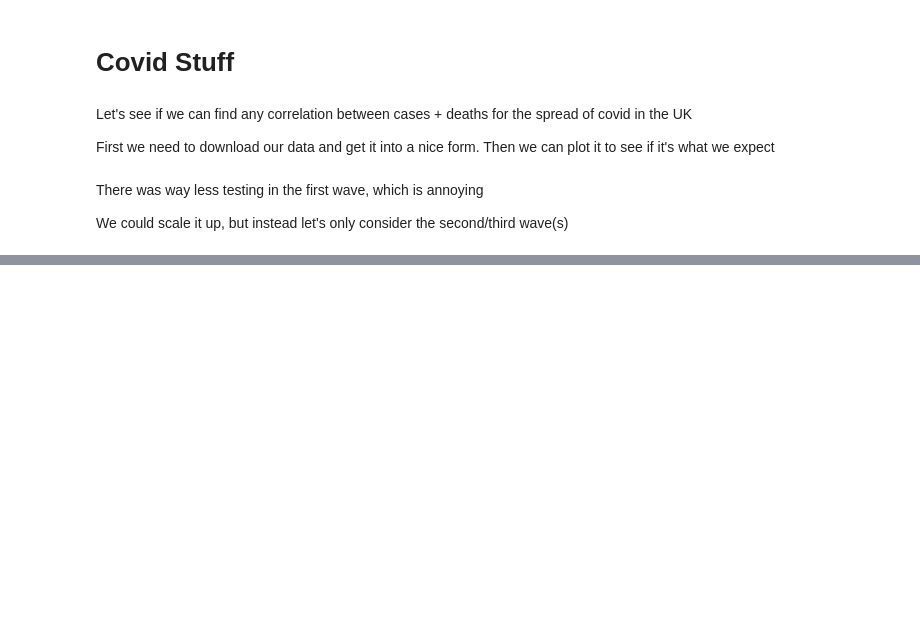
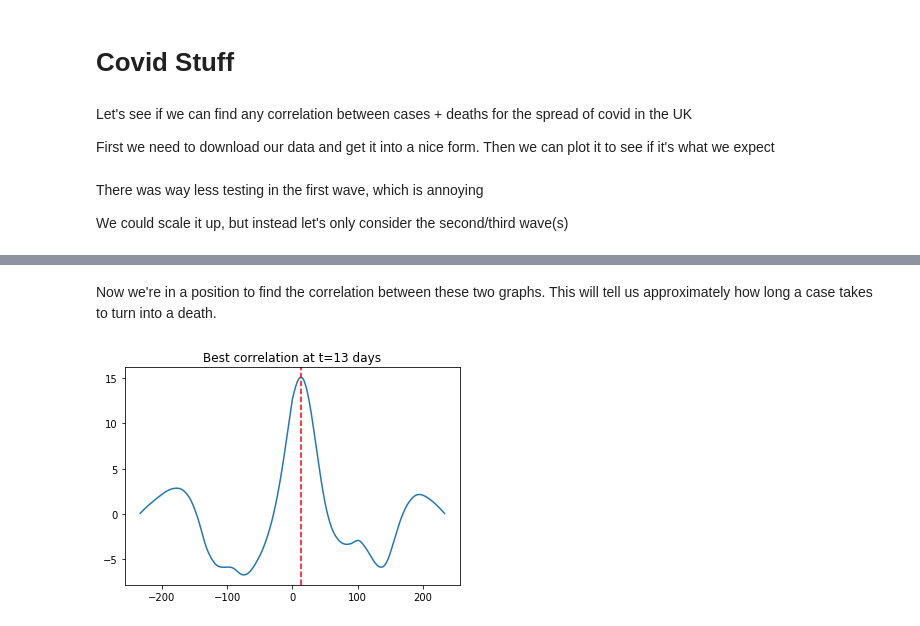
Before and after one commit to richard-lane/covid-lag, a Jupyter notebook: notebook.ipynb, the cells around one changed output, grey strips where cells are left out. Cells and saved outputs as stored; diff of their text form; code cells hidden in the pictures; blank space fills up the shorter version.

Commit message:
correlation fcn

```diff
--- a/notebook.ipynb
+++ b/notebook.ipynb
@@ -73,0 +82,26 @@ plot(smooth_cases, smooth_deaths, date_num)
+# %% [markdown]
+Now we're in a position to find the correlation between these two graphs. This will tell us approximately how long a case takes to turn into a death.
+# %%
+from scipy import signal
+
+# Normalise to the same scale. Just in case
+smooth_cases_norm = smooth_cases / max(smooth_cases)
+smooth_deaths_norm = smooth_deaths / max(smooth_deaths)
+
+# Find the correlation
+corr = signal.correlate(smooth_deaths_norm - np.mean(smooth_deaths_norm), smooth_cases_norm-np.mean(smooth_cases_norm), method="auto")
+
+# Weird index convention
+offset = len(smooth_cases_norm) -1
+
+t = [i - offset for i, _ in enumerate(corr)]
+lag = corr.argmax() - (len(smooth_cases_norm) - 1)
+
+plt.figure()
+plt.plot(t, corr)
+
+plt.axvline(lag, color="r", linestyle="--")
+plt.title(f"Best correlation at t={lag} days")
+None
+# %% [output]
+[figure, added]
```
Also changed, not shown: parts of 4 cells of this notebook.
